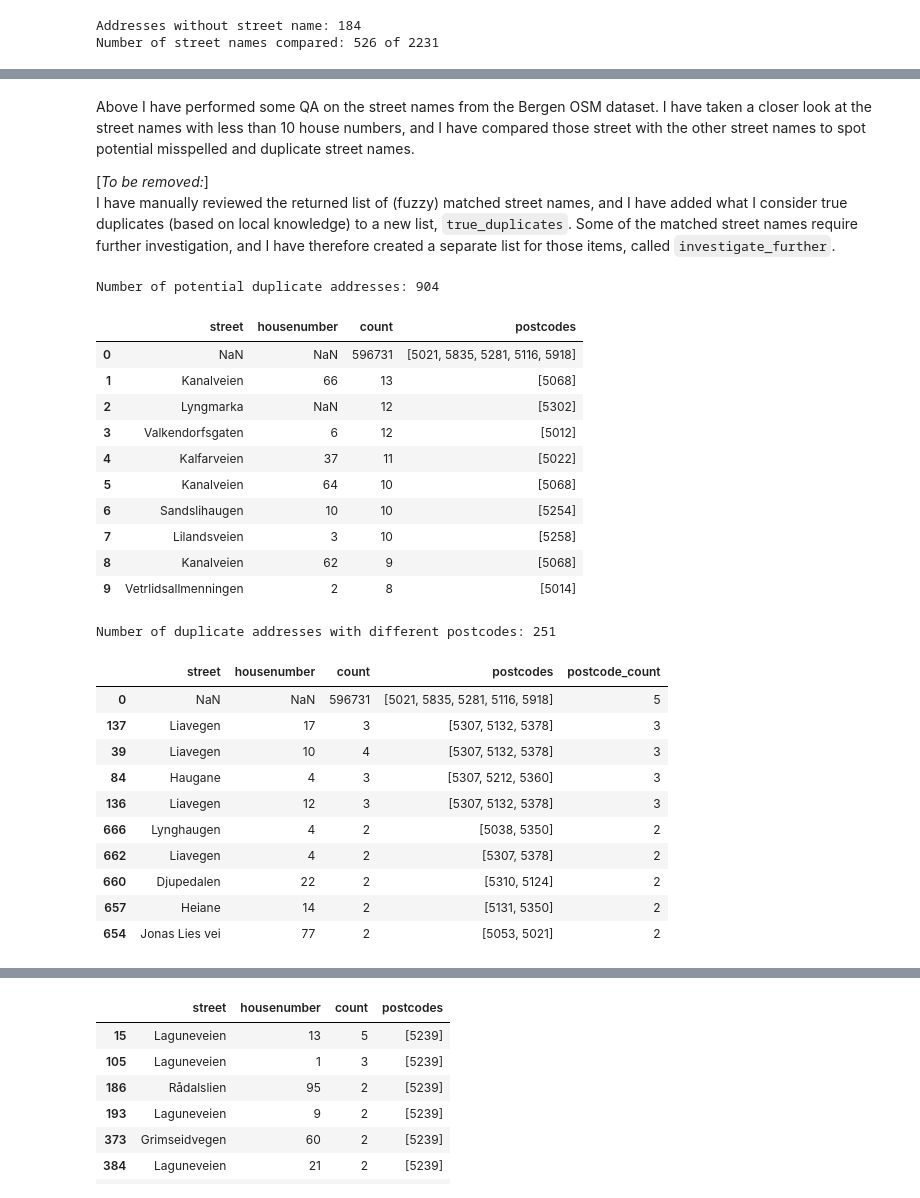
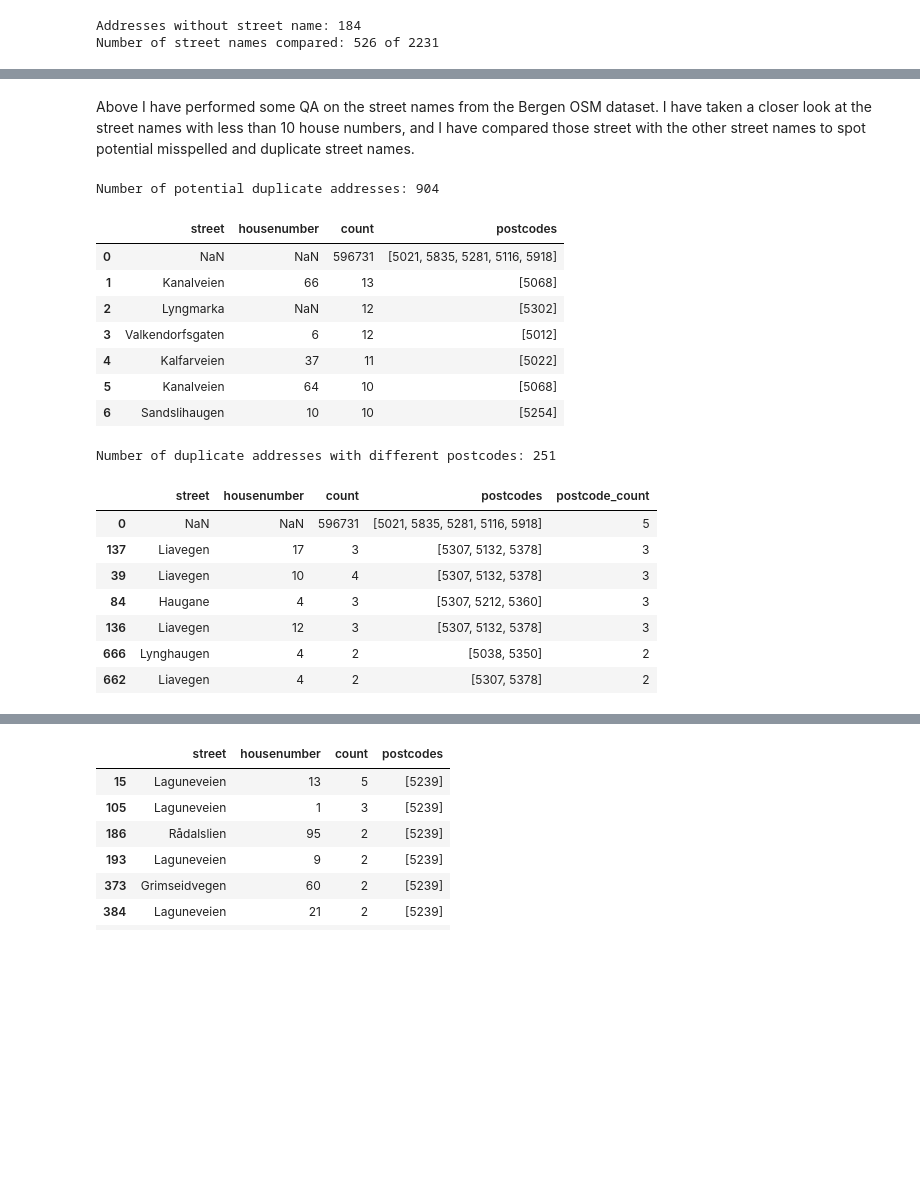
Before and after one commit to gisledb/udacity_nanodegree, a Jupyter notebook: ipython_notebooks/p3/osm_analysis.ipynb, the cells around one changed output, grey strips where cells are left out. Cells and saved outputs as stored; diff of their text form; code cells hidden in the pictures; blank space fills up the shorter version.

```diff
--- a/ipython_notebooks/p3/osm_analysis.ipynb
+++ b/ipython_notebooks/p3/osm_analysis.ipynb
@@ -219,8 +219,5 @@ df_potential_misspellings.drop_duplicates().sort_values('high_spelling',ascendin
 # %% [markdown]
 Above I have performed some QA on the street names from the Bergen OSM dataset. I have taken a closer look at the street names with less than 10 house numbers, and I have compared those street with the other street names to spot potential misspelled and duplicate street names.
-
-[_To be removed:_]
-I have manually reviewed the returned list of (fuzzy) matched street names, and I have added what I consider true duplicates (based on local knowledge) to a new list, `true_duplicates`. Some of the matched street names require further investigation, and I have therefore created a separate list for those items, called `investigate_further`.
 # %%
 #Finding duplicate addresses
 
@@ -254,7 +251,7 @@ df_duplicate_addresses.rename(columns={'_id.housenumber': 'housenumber','_id.str
 #Changing column order
 df_duplicate_addresses = df_duplicate_addresses[['street', 'housenumber', 'count', 'postcodes']]
 
-df_duplicate_addresses[0:10]
+df_duplicate_addresses.head(7)
 # %% [output]
 |  | street | housenumber | count | postcodes |
 | 0 | NaN | NaN | 596731 | [5021, 5835, 5281, 5116, 5918] |
@@ -264,30 +261,24 @@ df_duplicate_addresses[0:10]
 | 4 | Kalfarveien | 37 | 11 | [5022] |
 | 5 | Kanalveien | 64 | 10 | [5068] |
 | 6 | Sandslihaugen | 10 | 10 | [5254] |
-| 7 | Lilandsveien | 3 | 10 | [5258] |
-| 8 | Kanalveien | 62 | 9 | [5068] |
-| 9 | Vetrlidsallmenningen | 2 | 8 | [5014] |
 # %%
 #Getting some information about duplicate postcodes
 
 df_different_postcodes = df_duplicate_addresses[df_duplicate_addresses['postcodes'].apply(lambda x: len(x) > 1)]
+
 # Adding column for count of postcodes for the address
-# df_different_postcodes['postcode_count'] = df_different_postcodes['postcodes'].str.len()
 df_different_postcodes = df_different_postcodes.assign(postcode_count=df_different_postcodes['postcodes'].str.len())
 
 print('Number of duplicate addresses with different postcodes:',len(df_different_postcodes))
 
-df_different_postcodes.sort_values('postcode_count', ascending=False)[0:10]
+df_different_postcodes.sort_values('postcode_count', ascending=False).head(7)
 # %% [output]
 Number of duplicate addresses with different postcodes: 251
 |  | street | housenumber | count | postcodes | postcode_count |
 | 0 | NaN | NaN | 596731 | [5021, 5835, 5281, 5116, 5918] | 5 |
 | 137 | Liavegen | 17 | 3 | [5307, 5132, 5378] | 3 |
 | 39 | Liavegen | 10 | 4 | [5307, 5132, 5378] | 3 |
 | 84 | Haugane | 4 | 3 | [5307, 5212, 5360] | 3 |
 | 136 | Liavegen | 12 | 3 | [5307, 5132, 5378] | 3 |
 | 666 | Lynghaugen | 4 | 2 | [5038, 5350] | 2 |
 | 662 | Liavegen | 4 | 2 | [5307, 5378] | 2 |
-| 660 | Djupedalen | 22 | 2 | [5310, 5124] | 2 |
-| 657 | Heiane | 14 | 2 | [5131, 5350] | 2 |
-| 654 | Jonas Lies vei | 77 | 2 | [5053, 5021] | 2 |
```
Also changed, not shown: parts of 18 cells of this notebook, 1 other file.
